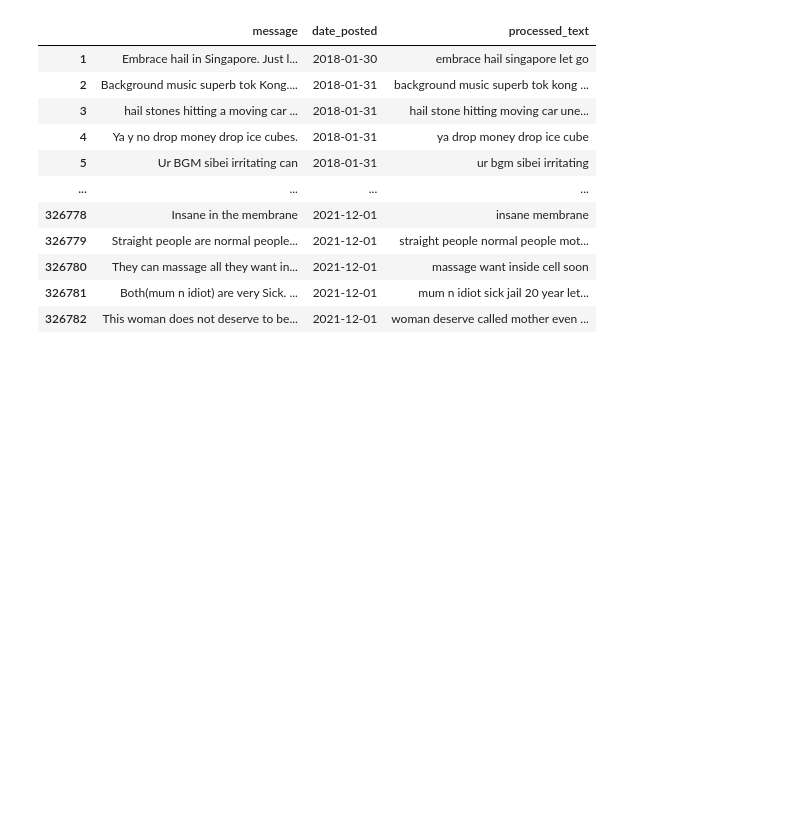
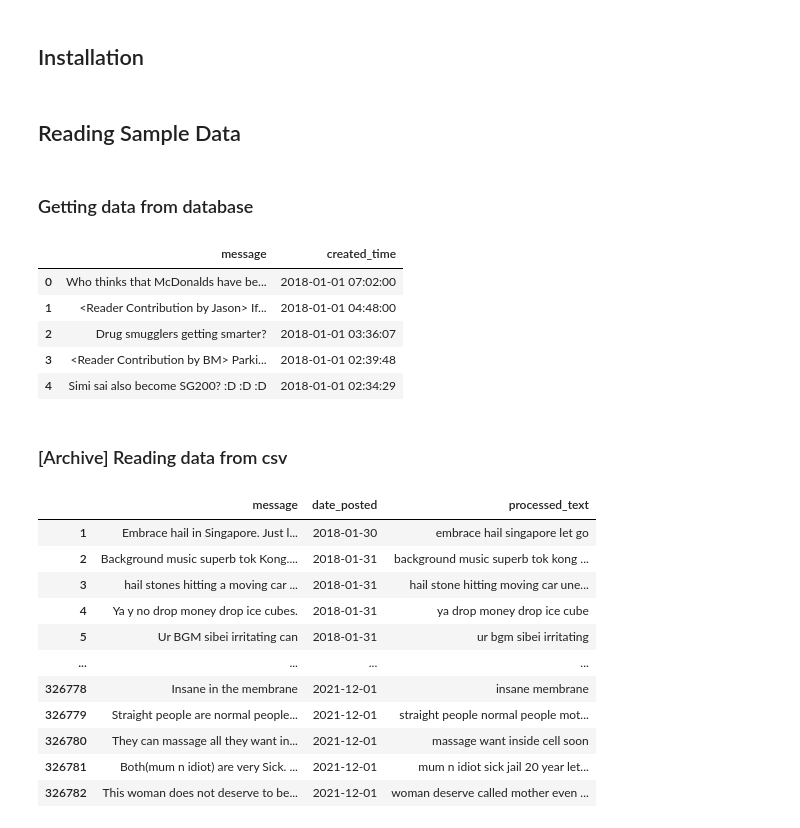
Before and after one commit to CJianYu98/SMT_Project_Experience, a Jupyter notebook: app/ml/notebook/keyword_analysis.ipynb, the cells around one changed output. Cells and saved outputs as stored; diff of their text form; code cells hidden in the pictures; blank space fills up the shorter version.

```diff
--- a/app/ml/notebook/keyword_analysis.ipynb
+++ b/app/ml/notebook/keyword_analysis.ipynb
@@ -15,0 +7,2 @@ import nltk
+# %% [markdown]
+## Installation
@@ -16 +26,19 @@ import nltk
+# %% [markdown]
+## Reading Sample Data
+# %% [markdown]
+### Getting data from database
+# %%
+fb_posts = client.smt483.fb_posts
+fb_posts_df = pd.DataFrame(list(fb_posts.find()))
+fb_posts_df = fb_posts_df[["message", "created_time"]]
+fb_posts_df.head()
+# %% [output]
+|  | message | created_time |
+| 0 | Who thinks that McDonalds have be... | 2018-01-01 07:02:00 |
+| 1 | <Reader Contribution by Jason> If... | 2018-01-01 04:48:00 |
+| 2 | Drug smugglers getting smarter? | 2018-01-01 03:36:07 |
+| 3 | <Reader Contribution by BM> Parki... | 2018-01-01 02:39:48 |
+| 4 | Simi sai also become SG200? :D :D :D | 2018-01-01 02:34:29 |
+# %% [markdown]
+### [Archive] Reading data from csv
 # %%
```
Also changed, not shown: parts of 29 cells of this notebook.
